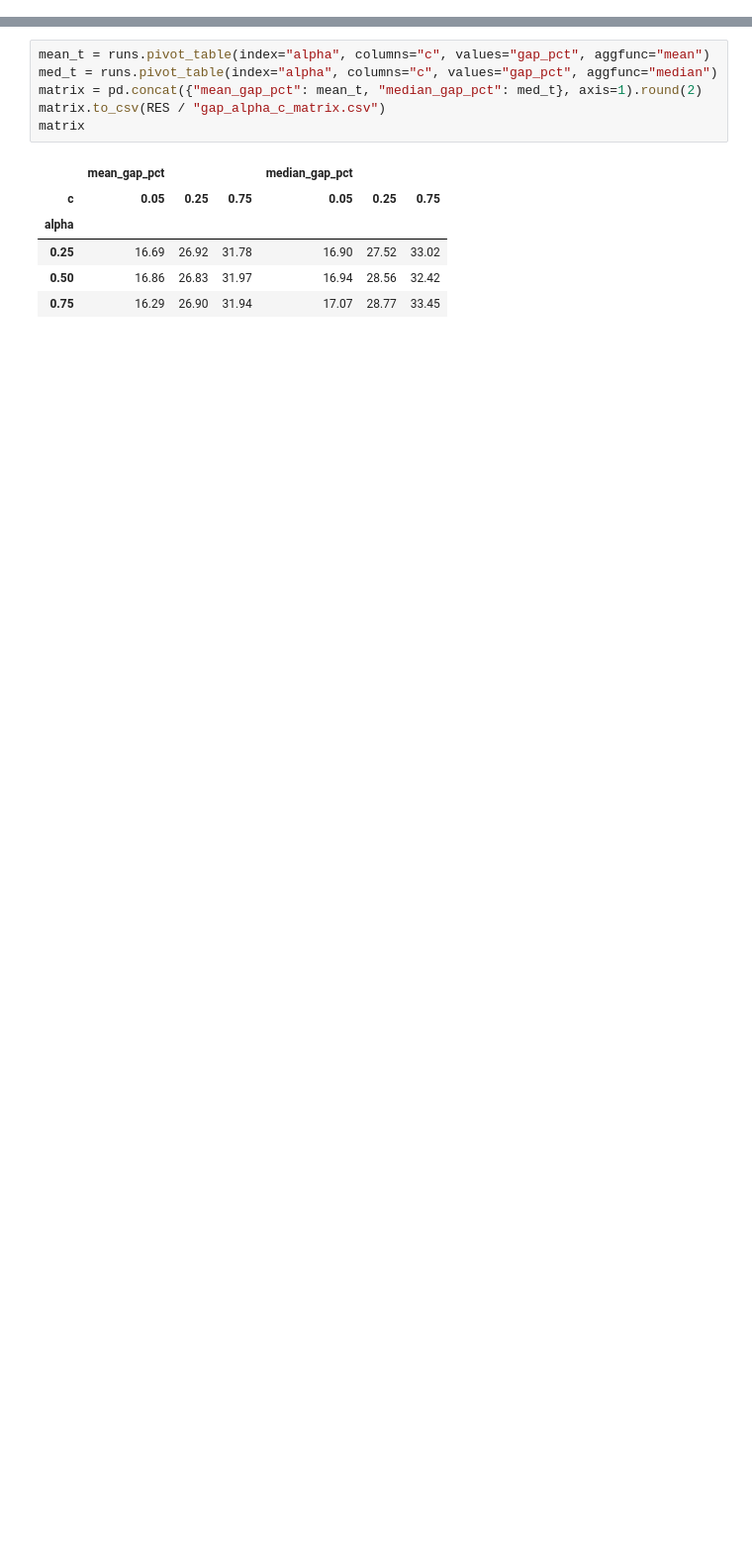
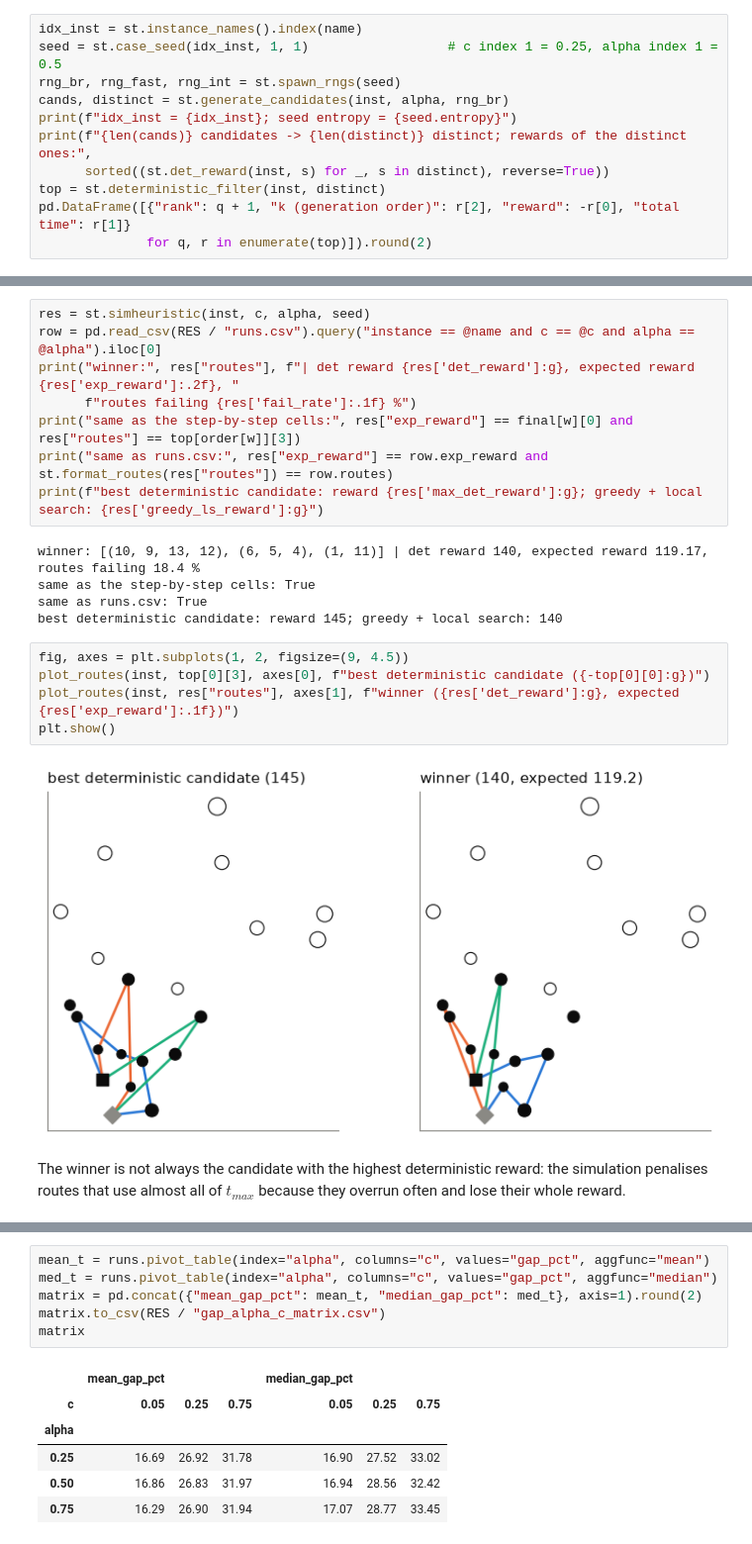
Before and after one commit to Inurria979/Heuristic-Algorithms-in-Transport-and-Finance, a Jupyter notebook: simTOP/src/analysis.ipynb, the cells around one changed output, grey strips where cells are left out. Shown at 99% size. Saved outputs shown, nothing was run; the diff lists cells and outputs as text; blank space fills up the shorter version.

```diff
--- a/simTOP/src/analysis.ipynb
+++ b/simTOP/src/analysis.ipynb
@@ -4,0 +324,11 @@ Gap = 100 (BKS - exp_reward) / BKS, with BKS the best-known solution of the Chao
+# %%
+idx_inst = st.instance_names().index(name)
+seed = st.case_seed(idx_inst, 1, 1)                  # c index 1 = 0.25, alpha index 1 = 0.5
+rng_br, rng_fast, rng_int = st.spawn_rngs(seed)
+cands, distinct = st.generate_candidates(inst, alpha, rng_br)
+print(f"idx_inst = {idx_inst}; seed entropy = {seed.entropy}")
+print(f"{len(cands)} candidates -> {len(distinct)} distinct; rewards of the distinct ones:",
+      sorted((st.det_reward(inst, s) for _, s in distinct), reverse=True))
+top = st.deterministic_filter(inst, distinct)
+pd.DataFrame([{"rank": q + 1, "k (generation order)": r[2], "reward": -r[0], "total time": r[1]}
+              for q, r in enumerate(top)]).round(2)
@@ -4,0 +401,22 @@ Gap = 100 (BKS - exp_reward) / BKS, with BKS the best-known solution of the Chao
+# %%
+res = st.simheuristic(inst, c, alpha, seed)
+row = pd.read_csv(RES / "runs.csv").query("instance == @name and c == @c and alpha == @alpha").iloc[0]
+print("winner:", res["routes"], f"| det reward {res['det_reward']:g}, expected reward {res['exp_reward']:.2f}, "
+      f"routes failing {res['fail_rate']:.1f} %")
+print("same as the step-by-step cells:", res["exp_reward"] == final[w][0] and res["routes"] == top[order[w]][3])
+print("same as runs.csv:", res["exp_reward"] == row.exp_reward and st.format_routes(res["routes"]) == row.routes)
+print(f"best deterministic candidate: reward {res['max_det_reward']:g}; greedy + local search: {res['greedy_ls_reward']:g}")
+# %% [output]
+winner: [(10, 9, 13, 12), (6, 5, 4), (1, 11)] | det reward 140, expected reward 119.17, routes failing 18.4 %
+same as the step-by-step cells: True
+same as runs.csv: True
+best deterministic candidate: reward 145; greedy + local search: 140
+# %%
+fig, axes = plt.subplots(1, 2, figsize=(9, 4.5))
+plot_routes(inst, top[0][3], axes[0], f"best deterministic candidate ({-top[0][0]:g})")
+plot_routes(inst, res["routes"], axes[1], f"winner ({res['det_reward']:g}, expected {res['exp_reward']:.1f})")
+plt.show()
+# %% [output]
+[figure, added]
+# %% [markdown]
+The winner is not always the candidate with the highest deterministic reward: the simulation penalises routes that use almost all of $t_{max}$ because they overrun often and lose their whole reward.
```
Also changed, not shown: parts of 68 cells of this notebook, 34 other files.
